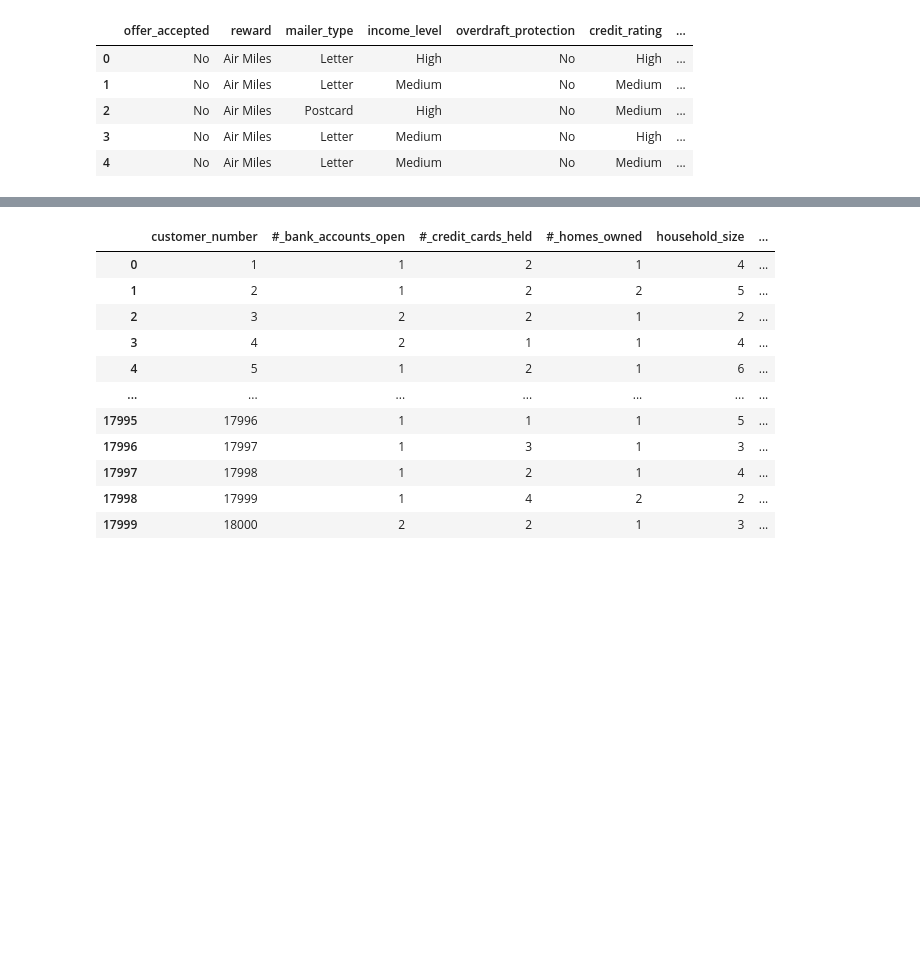
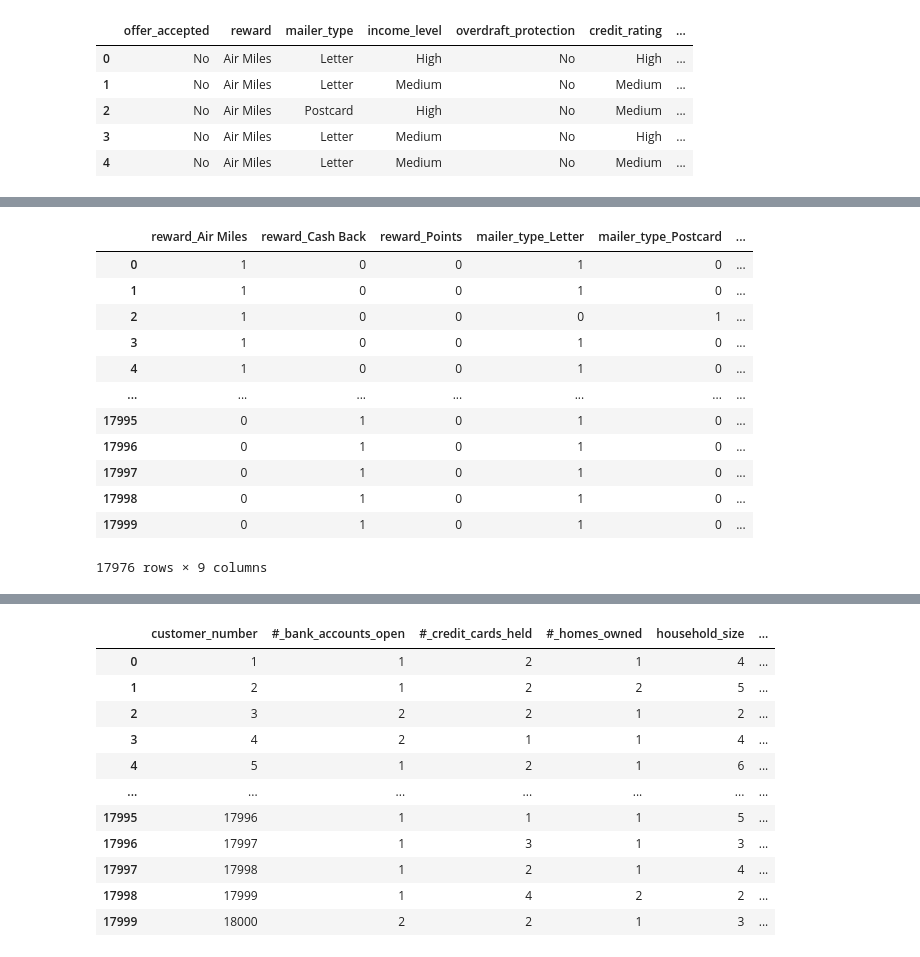
Before and after one commit to ocaoimh/hrc-mid-bootcamp-project, a Jupyter notebook: python/Exploring_cleaning_data_hugo.ipynb, the cells around one changed output, grey strips where cells are left out. Cells and saved outputs as stored; diff of their text form; code cells hidden in the pictures; blank space fills up the shorter version.

```diff
--- a/python/Exploring_cleaning_data_hugo.ipynb
+++ b/python/Exploring_cleaning_data_hugo.ipynb
@@ -129,0 +227,4 @@ cat_df.head()
+# %%
+#separate ordinal from nominal categoricals
+nominal = cat_df[['reward', 'mailer_type', 'overdraft_protection', 'own_your_home']]
+nominal.head()
@@ -130,3 +238,18 @@ cat_df.head()
 # %%
 # Use pandas get_dummies to create binary indicators for each category
-encoded_df = pd.get_dummies(cat_df)
+encoded_df = pd.get_dummies(nominal).astype(int)
+encoded_df
+# %% [output]
+|  | reward_Air Miles | reward_Cash Back | reward_Points | mailer_type_Letter | mailer_type_Postcard | ... |
+| 0 | 1 | 0 | 0 | 1 | 0 | ... |
+| 1 | 1 | 0 | 0 | 1 | 0 | ... |
+| 2 | 1 | 0 | 0 | 0 | 1 | ... |
+| 3 | 1 | 0 | 0 | 1 | 0 | ... |
+| 4 | 1 | 0 | 0 | 1 | 0 | ... |
+| ... | ... | ... | ... | ... | ... | ... |
+| 17995 | 0 | 1 | 0 | 1 | 0 | ... |
+| 17996 | 0 | 1 | 0 | 1 | 0 | ... |
+| 17997 | 0 | 1 | 0 | 1 | 0 | ... |
+| 17998 | 0 | 1 | 0 | 1 | 0 | ... |
+| 17999 | 0 | 1 | 0 | 1 | 0 | ... |
+17976 rows × 9 columns
```
Also changed, not shown: parts of 34 cells of this notebook.
